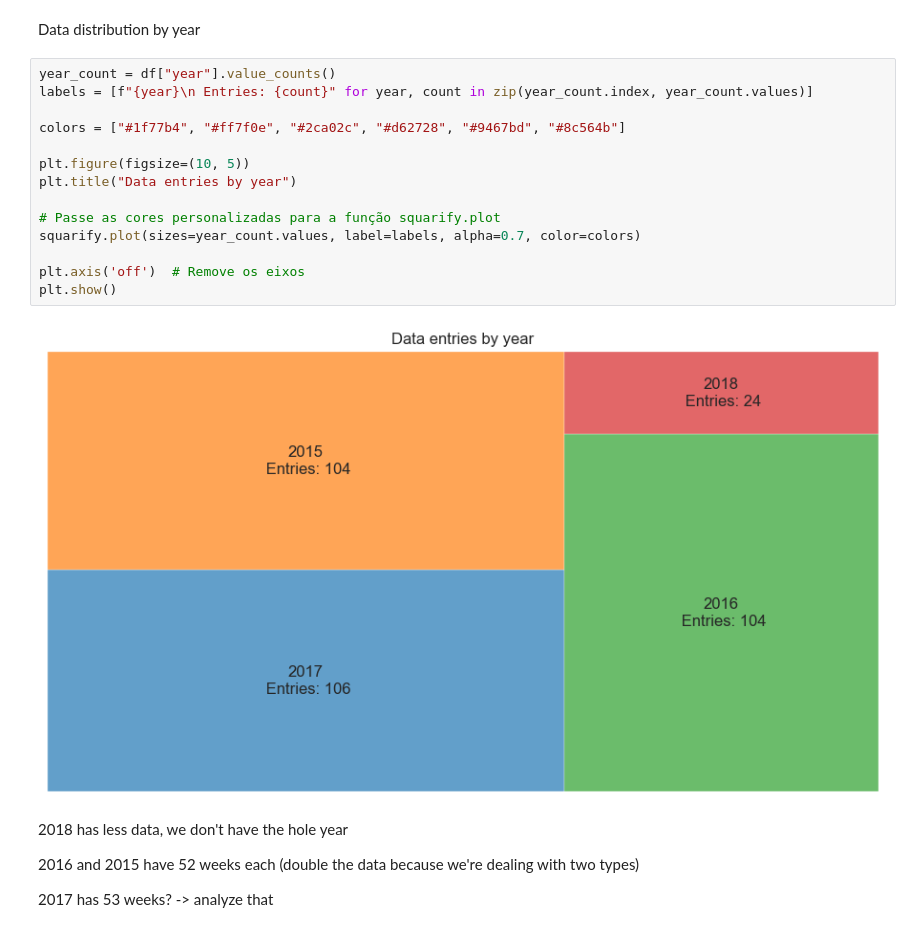
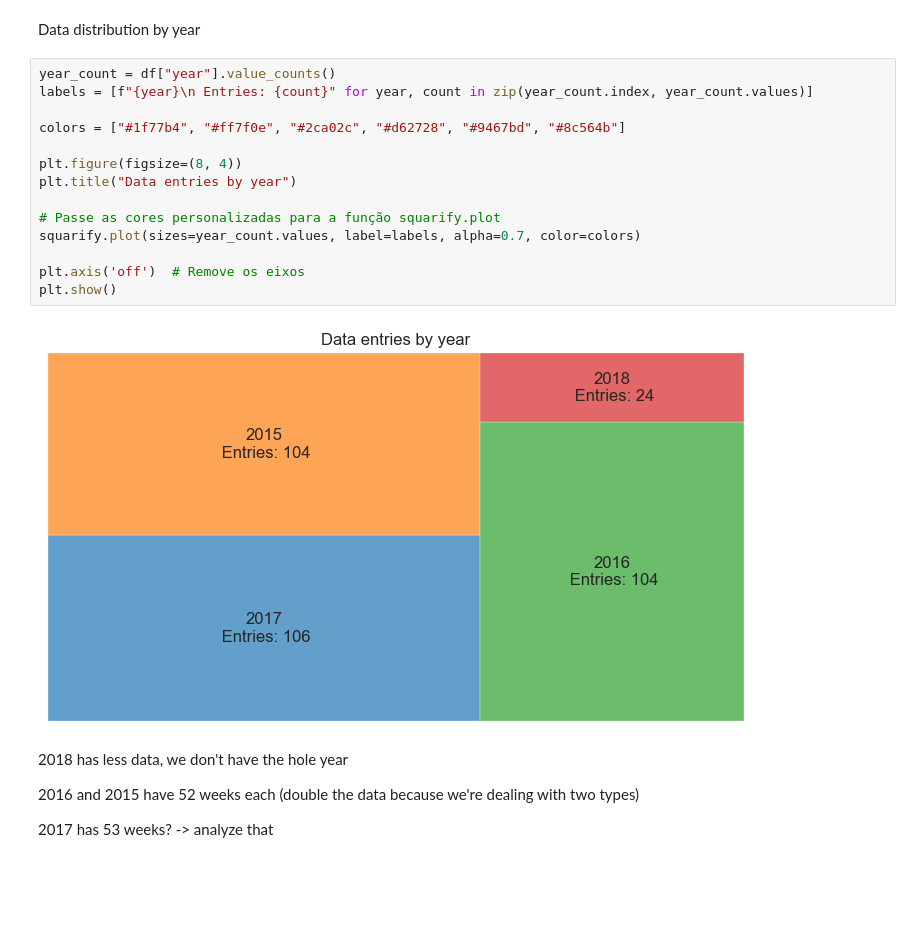
Before and after one commit to marcelomoraiscloser/apple_price, a Jupyter notebook: ApplePricePredictor.ipynb, the cells around one changed output. Saved outputs shown, nothing was run; the diff lists cells and outputs as text; blank space fills up the shorter version.

```diff
--- a/ApplePricePredictor.ipynb
+++ b/ApplePricePredictor.ipynb
@@ -101,19 +102,19 @@ Data distribution by year
 # %%
 year_count = df["year"].value_counts()
 labels = [f"{year}\n Entries: {count}" for year, count in zip(year_count.index, year_count.values)]
 
 colors = ["#1f77b4", "#ff7f0e", "#2ca02c", "#d62728", "#9467bd", "#8c564b"]
 
-plt.figure(figsize=(10, 5))
+plt.figure(figsize=(8, 4))
 plt.title("Data entries by year")
 
 # Passe as cores personalizadas para a função squarify.plot
 squarify.plot(sizes=year_count.values, label=labels, alpha=0.7, color=colors)
 
 plt.axis('off')  # Remove os eixos
 plt.show()
 # %% [output]
-[figure, old version]
+[figure, new version]
 # %% [markdown]
 2018 has less data, we don't have the hole year
 
```
Also changed, not shown: parts of 11 cells of this notebook.
